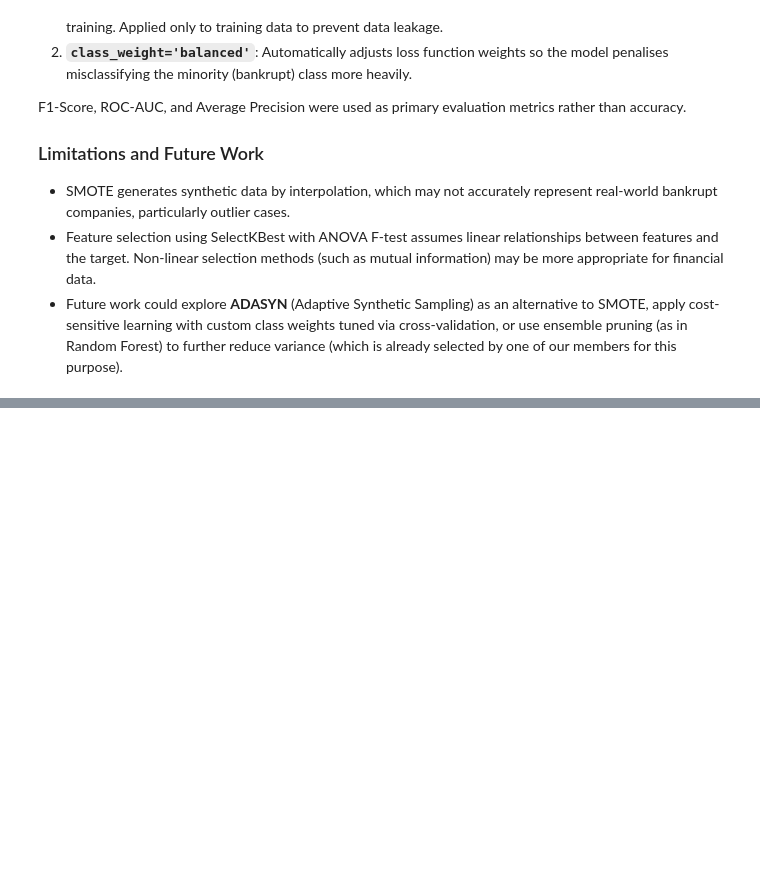
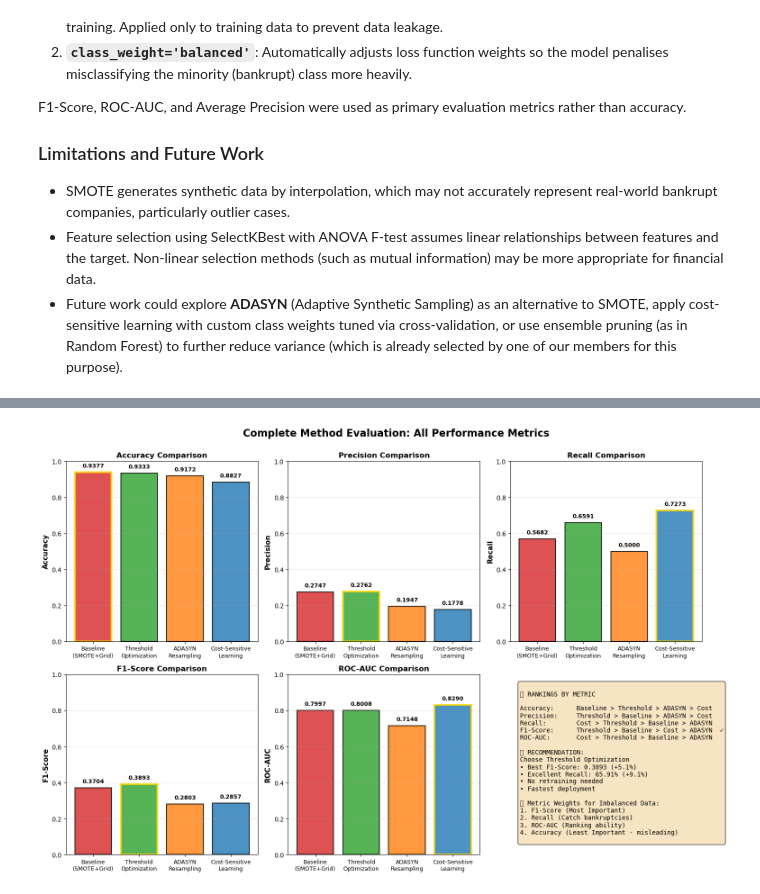
Before and after one commit to SLIIT-Y4S1-ORG/ML-IT4060-ASSIGNMENT01, a Jupyter notebook: Decision-Tree/decision-tree-algorithm-bankruptcy-prediction.ipynb, the cells around one changed output, grey strips where cells are left out. Cells and saved outputs as stored; diff of their text form; code cells hidden in the pictures; blank space fills up the shorter version.

```diff
--- a/Decision-Tree/decision-tree-algorithm-bankruptcy-prediction.ipynb
+++ b/Decision-Tree/decision-tree-algorithm-bankruptcy-prediction.ipynb
@@ -644,0 +1560,85 @@ F1-Score, ROC-AUC, and Average Precision were used as primary evaluation metrics
+# %%
+### 17.2 Visual Summary: Method Performance Across All Metrics
+
+# Create comprehensive metric comparison
+fig, axes = plt.subplots(2, 3, figsize=(16, 10))
+fig.suptitle('Complete Method Evaluation: All Performance Metrics', fontsize=16, fontweight='bold', y=1.00)
+
+methods = ['Baseline\n(SMOTE+Grid)', 'Threshold\nOptimization', 'ADASYN\nResampling', 'Cost-Sensitive\nLearning']
+metrics_dict = {
+    'Accuracy': [0.9377, 0.9333, 0.9172, 0.8827],
+    'Precision': [0.2747, 0.2762, 0.1947, 0.1778],
+    'Recall': [0.5682, 0.6591, 0.5000, 0.7273],
+    'F1-Score': [0.3704, 0.3893, 0.2803, 0.2857],
+    'ROC-AUC': [0.7997, 0.8008, 0.7148, 0.8290]
+}
+
+colors_methods = ['#d62728', '#2ca02c', '#ff7f0e', '#1f77b4']  # Red for baseline, green for best variants
+
+# Plot each metric
+for idx, (metric_name, values) in enumerate(metrics_dict.items()):
+    ax = axes[idx // 3, idx % 3]
+
+    # Bar positions and colors
+    x_pos = np.arange(len(methods))
+    bars = ax.bar(x_pos, values, color=colors_methods, edgecolor='black', linewidth=1.5, alpha=0.8)
+
+    # Formatting
+    ax.set_ylabel(metric_name, fontsize=11, fontweight='bold')
+    ax.set_title(f'{metric_name} Comparison', fontsize=12, fontweight='bold')
+    ax.set_xticks(x_pos)
+    ax.set_xticklabels(methods, fontsize=9)
+    ax.set_ylim(0, 1.0)
+    ax.grid(True, alpha=0.3, axis='y')
+
+    # Value labels on bars
+    for i, (bar, val) in enumerate(zip(bars, values)):
+        height = bar.get_height()
+        ax.text(bar.get_x() + bar.get_width()/2., height + 0.02,
+                f'{val:.4f}', ha='center', va='bottom', fontsize=9, fontweight='bold')
+
+    # Highlight best score
+    best_idx = np.argmax(values)
+    bars[best_idx].set_edgecolor('gold')
+    bars[best_idx].set_linewidth(3)
+
+# Remove the extra subplot
+axes[1, 2].remove()
+
+# Create a summary text in the removed subplot location
+ax_summary = fig.add_subplot(2, 3, 6)
+ax_summary.axis('off')
+
+summary_text = """
+🏆 RANKINGS BY METRIC
+
+Accuracy:      Baseline > Threshold > ADASYN > Cost
+Precision:     Threshold > Baseline > ADASYN > Cost
+Recall:        Cost > Threshold > Baseline > ADASYN
+F1-Score:      Threshold > Baseline > Cost > ADASYN  ✓
+ROC-AUC:       Cost > Threshold > Baseline > ADASYN
+
+📊 RECOMMENDATION:
+Choose Threshold Optimization
+• Best F1-Score: 0.3893 (+5.1%)
+• Excellent Recall: 65.91% (+9.1%)
+• No retraining needed
+• Fastest deployment
+
+📈 Metric Weights for Imbalanced Data:
+1. F1-Score (Most Important)
+2. Recall (Catch bankruptcies)
+3. ROC-AUC (Ranking ability)
+4. Accuracy (Least Important - misleading)
+"""
+
+ax_summary.text(0.05, 0.95, summary_text, transform=ax_summary.transAxes,
+               fontsize=10, verticalalignment='top', fontfamily='monospace',
+               bbox=dict(boxstyle='round', facecolor='wheat', alpha=0.8))
+
+plt.tight_layout()
+plt.show()
+
+print("\n✓ Performance evaluation visualization complete!")
+# %% [output]
+[figure, added]
```
Also changed, not shown: parts of 10 cells of this notebook, 1 other file.
